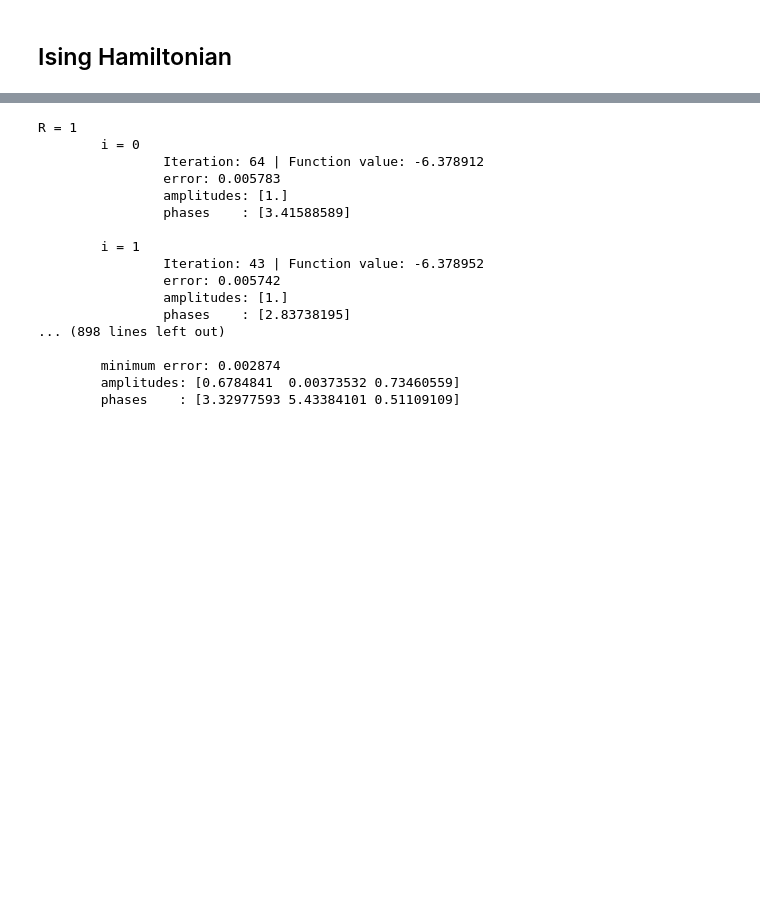
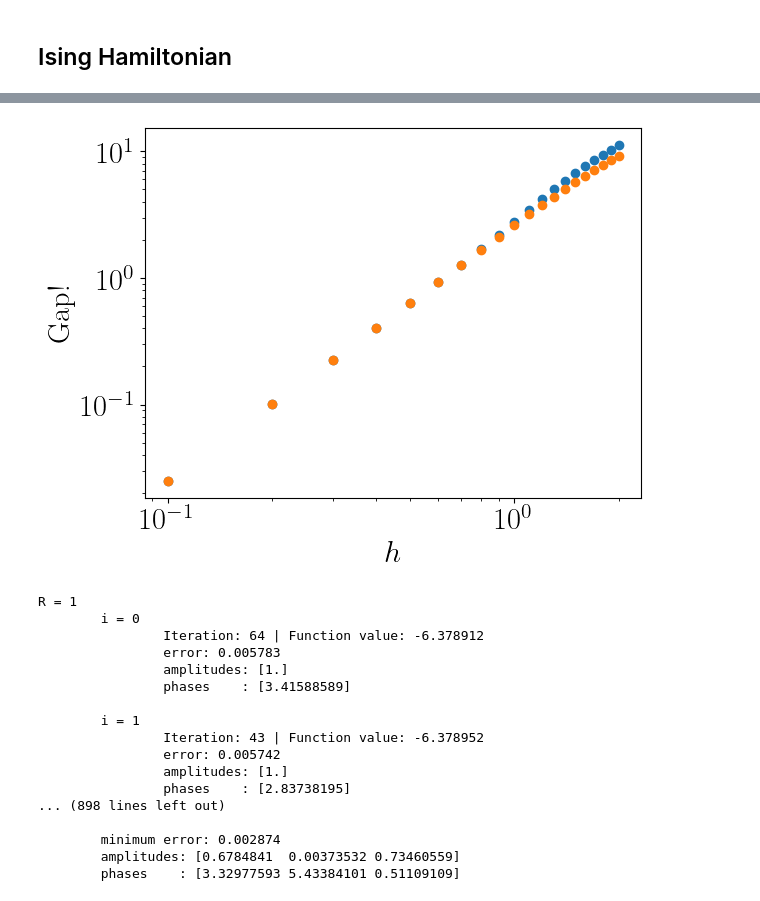
Before and after one commit to kardashin/distributed_vqe, a Jupyter notebook: distributed_vqe.ipynb, the cells around one changed output, grey strips where cells are left out. Cells and saved outputs as stored; diff of their text form; code cells hidden in the pictures; blank space fills up the shorter version.

```diff
--- a/distributed_vqe.ipynb
+++ b/distributed_vqe.ipynb
@@ -281,3 +332,14 @@ h=2.0000
+# %%
+plt.scatter(hs[1:], -(array(evals).T[0] - array(evals).T[0][0])[1:])
+plt.scatter(hs[1:], -(array(evals).T[1] - array(evals).T[0][0])[1:])
+plt.xlabel(r"$h$")
+plt.ylabel(r"Gap!")
+# plt.ylabel(r"$\lambda^2$")
+plt.xscale("log")
+plt.yscale("log")
+plt.show()
+# %% [output]
+[figure, added]
 # %%
 N = 6
 h = 0.5
```
Also changed, not shown: parts of 8 cells of this notebook.
